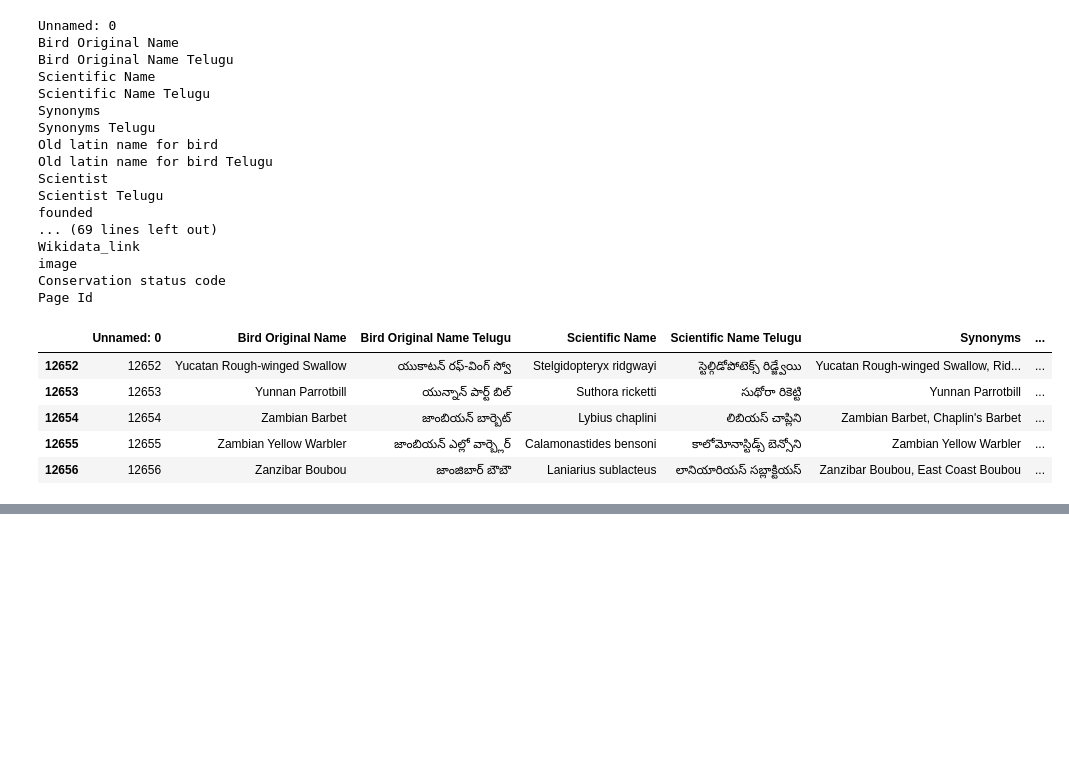
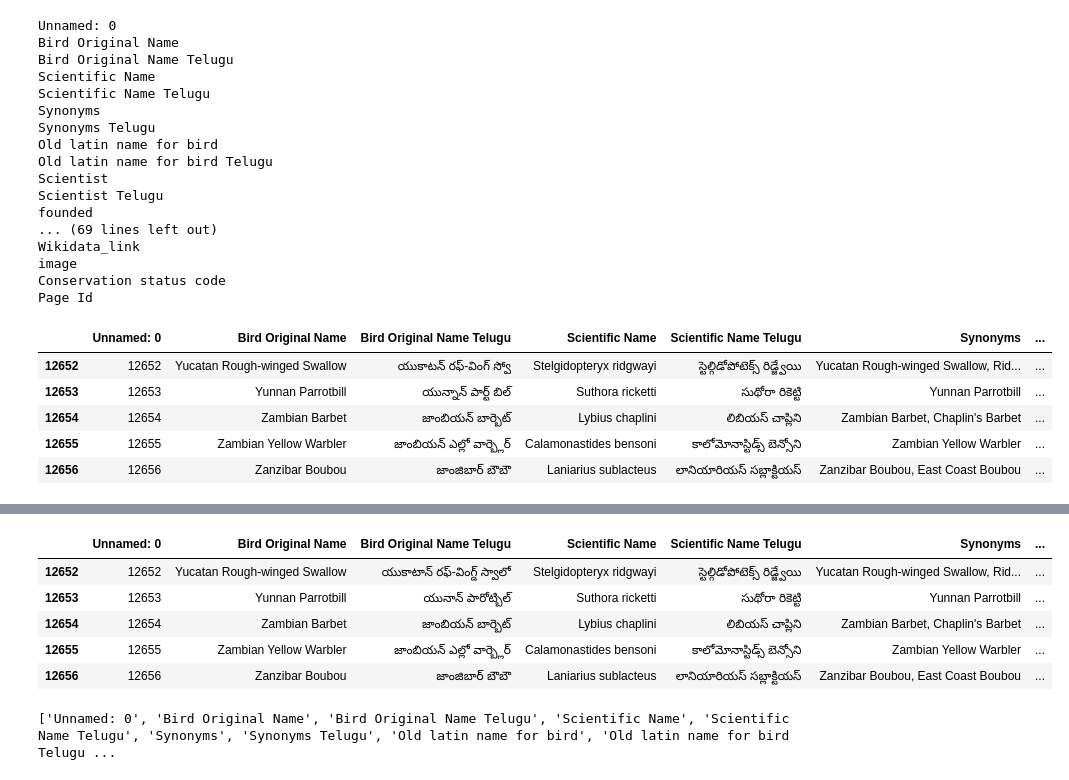
Before and after one commit to Mahanth-Maha/birds, a Jupyter notebook: scrape_wikidata.ipynb, the cells around one changed output, grey strips where cells are left out. Saved outputs shown, nothing was run; the diff lists cells and outputs as text; code cells hidden in the pictures; blank space fills up the shorter version.

Commit message:
final data

```diff
--- a/scrape_wikidata.ipynb
+++ b/scrape_wikidata.ipynb
@@ -792,0 +795,4 @@ Page Id
+# %%
+import pandas as pd
+new = pd.read_pickle('data\Bird_Names.pkl')
+old = pd.read_csv('data\data_for_template.csv')
@@ -792,0 +807,3 @@ Page Id
+# %%
+for i in range(old.shape[0]):
+    old.loc[i,'Bird Original Name Telugu'] = new.loc[i+1,'Name Translate']
@@ -792,0 +818,19 @@ Page Id
+# %%
+import numpy as np
+for i in range(old.shape[0]):
+    if old.loc[i,'Bird Original Name'] == old.loc[i,'Old latin name for bird']:
+        old.loc[i,'Old latin name for bird'] = np.nan
+        old.loc[i,'Old latin name for bird Telugu'] = np.nan
+# %%
+old.tail(5)
+# %% [output]
+|  | Unnamed: 0 | Bird Original Name | Bird Original Name Telugu | Scientific Name | Scientific Name Telugu | Synonyms | ... |
+| 12652 | 12652 | Yucatan Rough-winged Swallow | యుకాటాన్ రఫ్-వింగ్డ్ స్వాలో | Stelgidopteryx ridgwayi | స్టెల్గిడోపోటెక్స్ రిడ్జ్వేయి | Yucatan Rough-winged Swallow, Rid... | ... |
+| 12653 | 12653 | Yunnan Parrotbill | యునాన్ పారోట్బిల్ | Suthora ricketti | సుథోరా రికెట్టి | Yunnan Parrotbill | ... |
+| 12654 | 12654 | Zambian Barbet | జాంబియన్ బార్బెట్ | Lybius chaplini | లిబియస్ చాప్లిని | Zambian Barbet, Chaplin's Barbet | ... |
+| 12655 | 12655 | Zambian Yellow Warbler | జాంబియన్ ఎల్లో వార్బ్లెర్ | Calamonastides bensoni | కాలోమోనాస్టిడ్స్ బెన్సోని | Zambian Yellow Warbler | ... |
+| 12656 | 12656 | Zanzibar Boubou | జాంజిబార్ బౌబౌ | Laniarius sublacteus | లానియారియస్ సబ్లాక్టియస్ | Zanzibar Boubou, East Coast Boubou | ... |
+# %%
+print(list(old.columns))
+# %% [output]
+['Unnamed: 0', 'Bird Original Name', 'Bird Original Name Telugu', 'Scientific Name', 'Scientific Name Telugu', 'Synonyms', 'Synonyms Telugu', 'Old latin name for bird', 'Old latin name for bird Telugu ...
```
Also changed, not shown: parts of 9 cells of this notebook, 6 other files.
